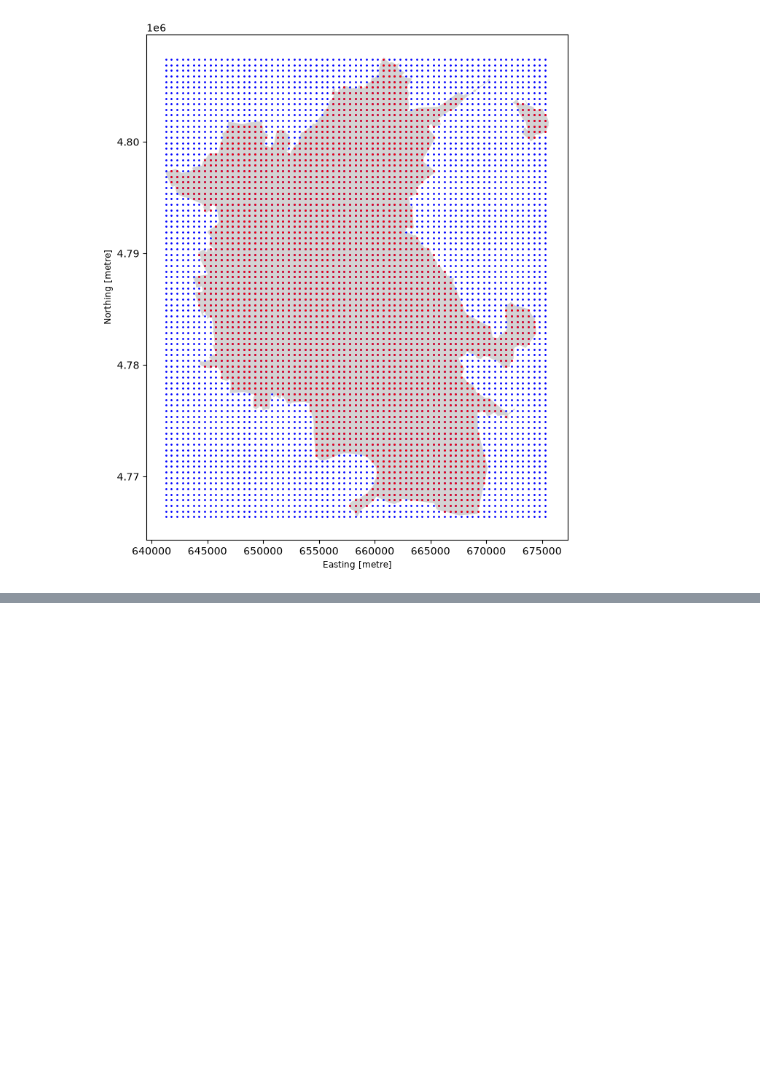
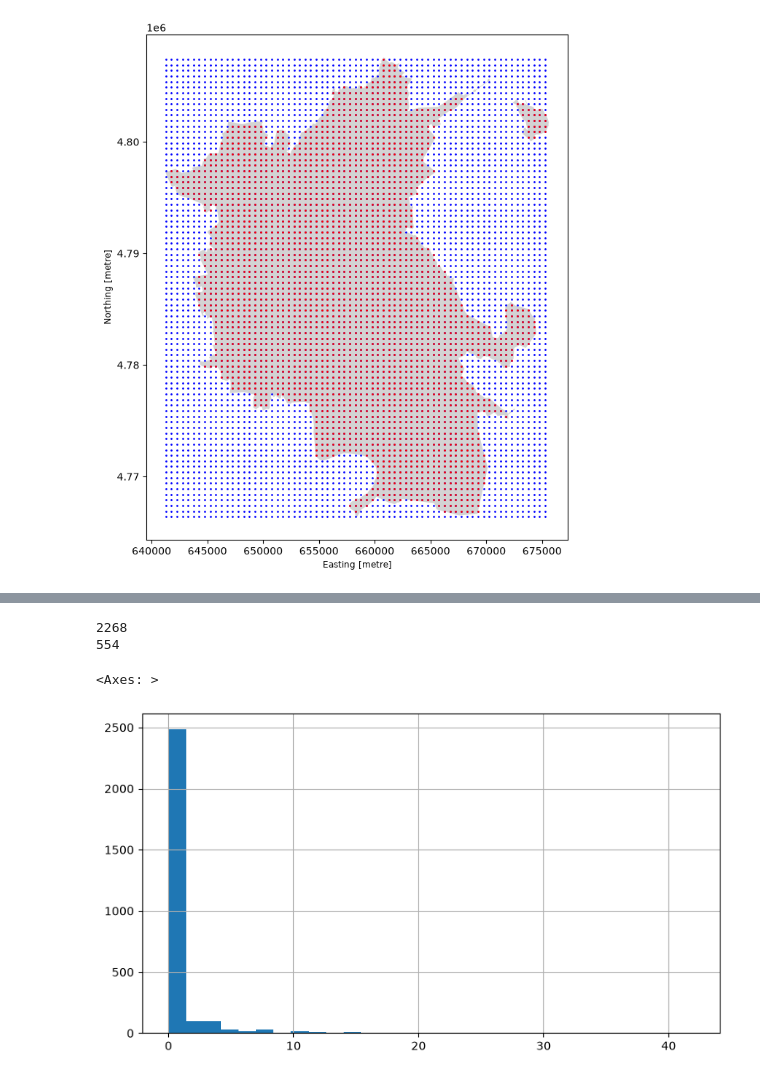
Before and after one commit to muenjmtst/business-location-ai, a Jupyter notebook: notebooks/02_candidate_locations.ipynb, the cells around one changed output, grey strips where cells are left out. Cells and saved outputs as stored; diff of their text form; code cells hidden in the pictures; blank space fills up the shorter version.

```diff
--- a/notebooks/02_candidate_locations.ipynb
+++ b/notebooks/02_candidate_locations.ipynb
@@ -132,0 +155,20 @@ points_inside_city.plot(ax=ax, color='red', markersize=1)
+# %%
+#добавление функции count_nearby_cafes, чтобы потом я ее просто не копипастил раз за разом
+
+import sys
+from pathlib import Path
+
+project_root = Path.cwd().resolve().parent
+sys.path.insert(0, str(project_root))
+
+from src.spatial_features import count_nearby_cafes
+
+candidate = points_inside_city.geometry.iloc[0]
+
+result = count_nearby_cafes(
+    candidate,
+    cafes_points,
+    radius=500
+)
+
+print(result)
@@ -132,0 +177,12 @@ points_inside_city.plot(ax=ax, color='red', markersize=1)
+# %%
+#создаем точки(кафе) в датасет
+
+cafes_counts = []
+
+for point in points_inside_city.geometry:
+    result = count_nearby_cafes(point, cafes_points, 500)
+    cafes_counts.append(result)
+
+
+print(len(cafes_counts))
+print(cafes_counts[:10])
@@ -132,0 +192,4 @@ points_inside_city.plot(ax=ax, color='red', markersize=1)
+# %%
+points_inside_city = points_inside_city.copy()
+
+points_inside_city['cafes_500m'] = cafes_counts
@@ -132,0 +208,11 @@ points_inside_city.plot(ax=ax, color='red', markersize=1)
+# %%
+print((points_inside_city['cafes_500m'] == 0).sum())
+print((points_inside_city['cafes_500m'] > 0).sum())
+# %% [output]
+2268
+554
+# %%
+points_inside_city['cafes_500m'].hist(bins=30, figsize=(9,5))
+# %% [output]
+<Axes: >
+[figure, added]
```
Also changed, not shown: parts of 21 cells of this notebook, 1 other file.
